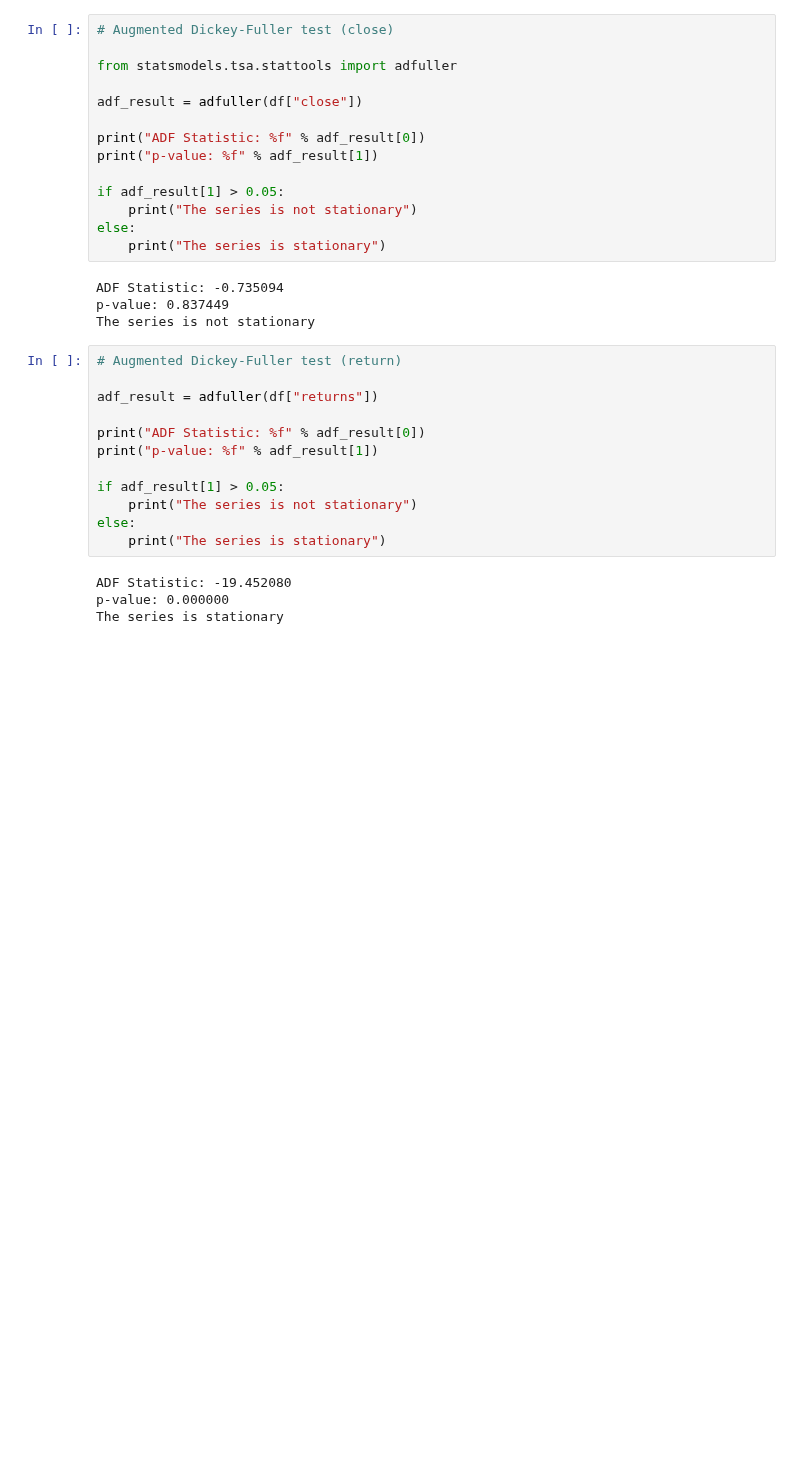
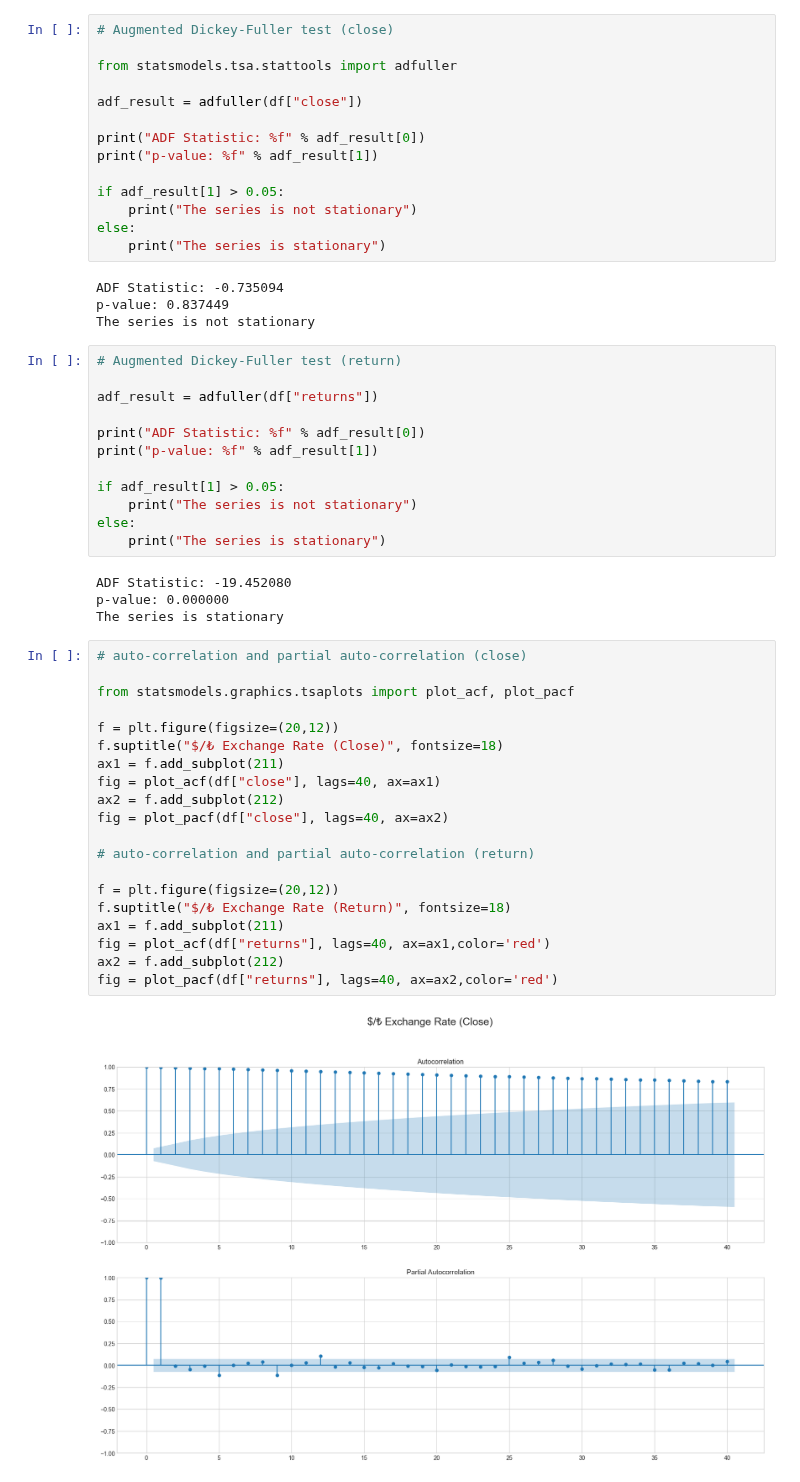
Before and after one commit to batuhanmtl/Time-Series-Analysis, a Jupyter notebook: Univariate Regression/ExchangeRatePrediction.ipynb, the cells around one changed output. Cells and saved outputs as stored; diff of their text form; blank space fills up the shorter version.

```diff
--- a/Univariate Regression/ExchangeRatePrediction.ipynb
+++ b/Univariate Regression/ExchangeRatePrediction.ipynb
@@ -158,3 +161,25 @@ else:
 ADF Statistic: -19.452080
 p-value: 0.000000
 The series is stationary
+# %%
+# auto-correlation and partial auto-correlation (close)
+
+from statsmodels.graphics.tsaplots import plot_acf, plot_pacf
+
+f = plt.figure(figsize=(20,12))
+f.suptitle("$/₺ Exchange Rate (Close)", fontsize=18)
+ax1 = f.add_subplot(211)
+fig = plot_acf(df["close"], lags=40, ax=ax1)
+ax2 = f.add_subplot(212)
+fig = plot_pacf(df["close"], lags=40, ax=ax2)
+
+# auto-correlation and partial auto-correlation (return)
+
+f = plt.figure(figsize=(20,12))
+f.suptitle("$/₺ Exchange Rate (Return)", fontsize=18)
+ax1 = f.add_subplot(211)
+fig = plot_acf(df["returns"], lags=40, ax=ax1,color='red')
+ax2 = f.add_subplot(212)
+fig = plot_pacf(df["returns"], lags=40, ax=ax2,color='red')
+# %% [output]
+[figure, added]
```
Also changed, not shown: parts of 4 cells of this notebook.
